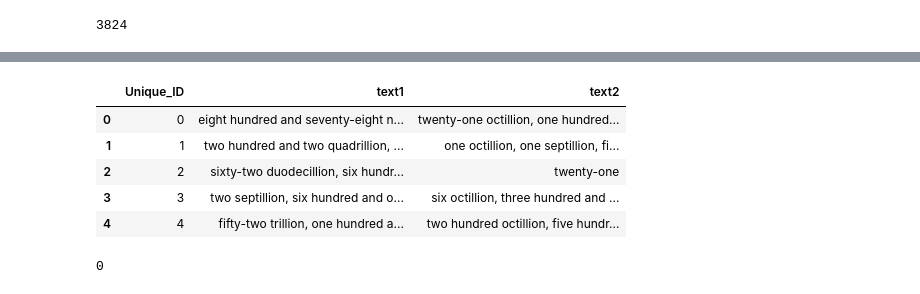
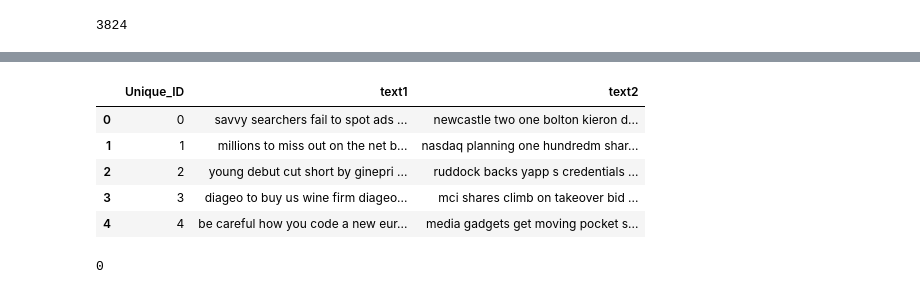
Before and after one commit to antonsolla/papers_correction, a Jupyter notebook: andrea.ipynb, the cells around one changed output, grey strips where cells are left out. Drawn from its saved outputs; the diff is of its cells as text; code cells hidden in the pictures.

```diff
--- a/andrea.ipynb
+++ b/andrea.ipynb
@@ -140,34 +114,48 @@ contains_digits2.sum()
 # %%
 def basic_cleaning(text):
     # Ensure that text is a string
     text = str(text)
     # 1. Removing whitespaces
     text = text.strip()
     # 2. Lowercasing
-    digits = ''.join(filter(str.isdigit, text))
-    if digits:
-        return num2words(int(digits))
-    else:
-        return text
+    text = text.lower()
     # 3. Changing digits to words
-    text = num2words(text)
-    # 4. Removing punctuation
-    for punctuation in string.punctuation:
-        text = text.replace(punctuation, " ")
+    cleaned_text = []
+    temp_num = ""
+    for char in text:
+        if char.isdigit():
+            temp_num += char
+        else:
+            if temp_num:
+                cleaned_text.append(num2words(int(temp_num)))
+                temp_num = ""
+            if char not in string.punctuation:
+                cleaned_text.append(char)
+            else:
+                cleaned_text.append(" ")
+    if temp_num:
+        cleaned_text.append(num2words(int(temp_num)))
+
+    # Join the list into a string
+    text = ''.join(cleaned_text)
+
+    # 4. Removing extra spaces
+    text = ' '.join(text.split())
+
     return text
 
-# Apply basic_cleaning function to whole dataset
+# Apply basic_cleaning function to the whole dataset
 df['text1'] = df['text1'].apply(basic_cleaning)
 df['text2'] = df['text2'].apply(basic_cleaning)
 
 df.head()
 # %% [output]
 |  | Unique_ID | text1 | text2 |
-| 0 | 0 | eight hundred and seventy-eight n... | twenty-one octillion, one hundred... |
-| 1 | 1 | two hundred and two quadrillion, ... | one octillion, one septillion, fi... |
-| 2 | 2 | sixty-two duodecillion, six hundr... | twenty-one |
-| 3 | 3 | two septillion, six hundred and o... | six octillion, three hundred and ... |
-| 4 | 4 | fifty-two trillion, one hundred a... | two hundred octillion, five hundr... |
+| 0 | 0 | savvy searchers fail to spot ads ... | newcastle two one bolton kieron d... |
+| 1 | 1 | millions to miss out on the net b... | nasdaq planning one hundredm shar... |
+| 2 | 2 | young debut cut short by ginepri ... | ruddock backs yapp s credentials ... |
+| 3 | 3 | diageo to buy us wine firm diageo... | mci shares climb on takeover bid ... |
+| 4 | 4 | be careful how you code a new eur... | media gadgets get moving pocket s... |
 # %%
 # Check if the function remove numbers worked
 contains_digits1 = df['text1'].apply(lambda x: any(char.isdigit() for char in x))
```
Also changed, not shown: parts of 11 cells of this notebook.
